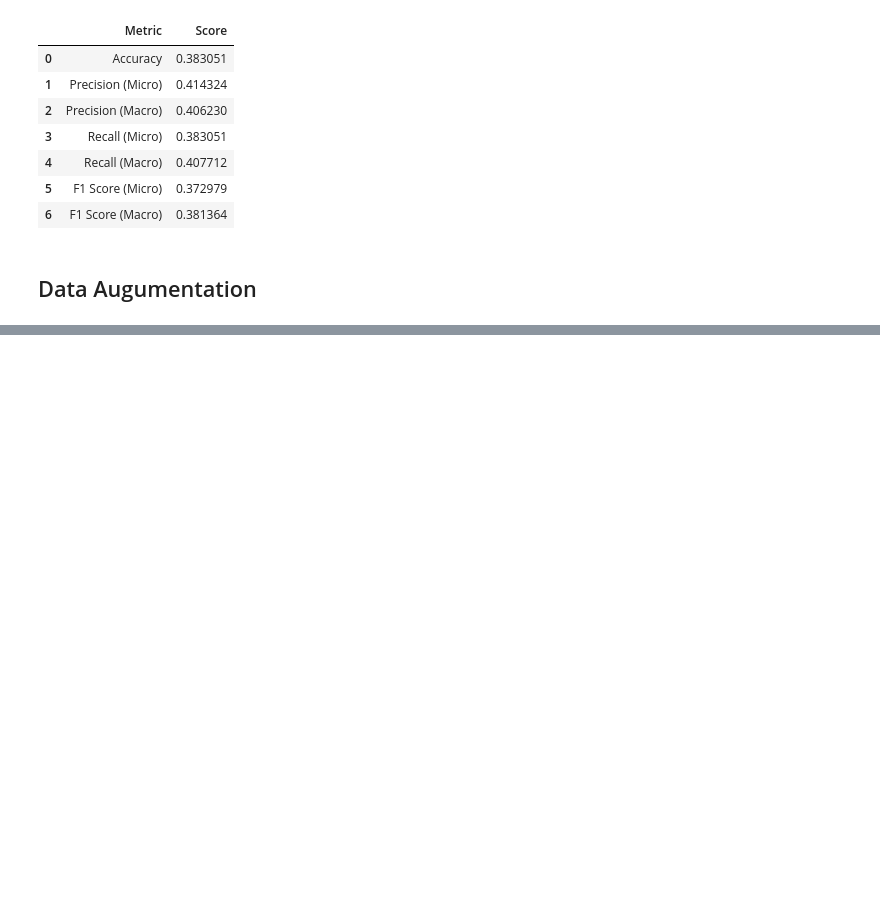
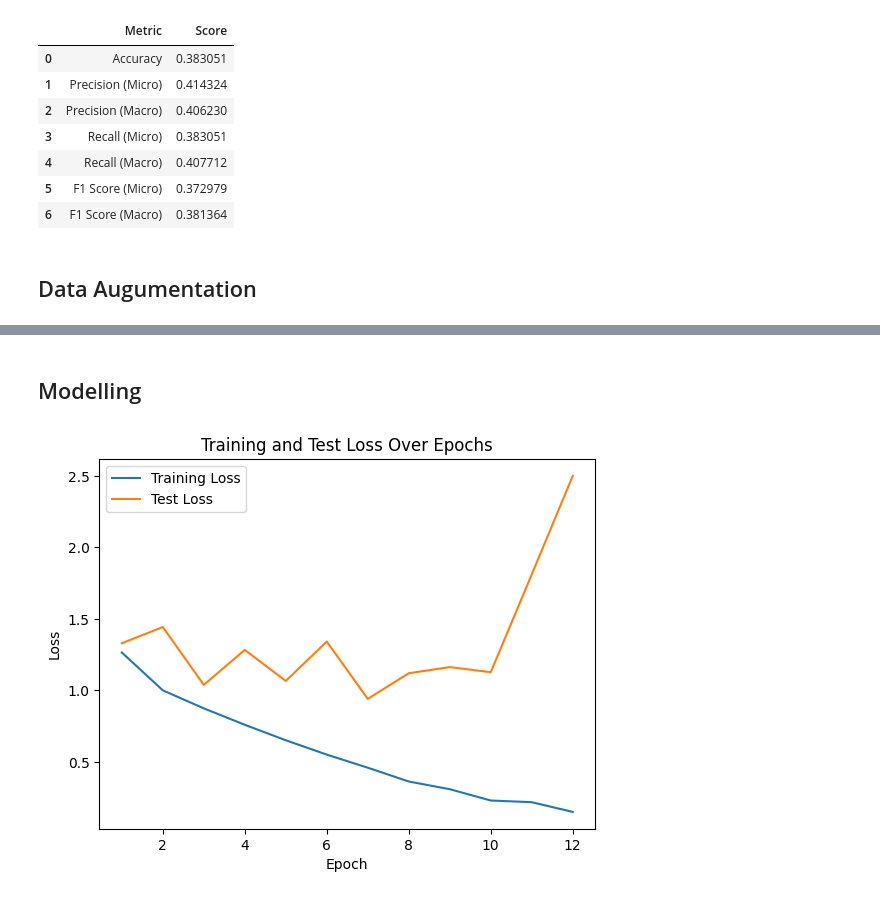
Before and after one commit to D0men1c0/Bald-Classification, a Jupyter notebook: notebook.ipynb, the cells around one changed output, grey strips where cells are left out. Drawn from its saved outputs; the diff is of its cells as text; code cells hidden in the pictures; blank space fills up the shorter version.

```diff
--- a/notebook.ipynb
+++ b/notebook.ipynb
@@ -1565,0 +1596,11 @@ len(augmented_train_loader.dataset)
+# %% [markdown]
+## Modelling
+# %%
+model_vgg_3 = VGG16_Weights(num_classes=5)
+criterion = nn.CrossEntropyLoss()
+optimizer = optim.SGD(model_vgg_3.parameters(), lr=0.01)
+history_train_loss, history_test_loss, history_train_accuracy, history_test_accuracy = trainModel(model_vgg_3, train_loader, test_loader, criterion, optimizer, num_epochs=40, patience=5)
+# %%
+plot_loss(history_train_loss, history_test_loss)
+# %% [output]
+[figure, added]
```
Also changed, not shown: parts of 18 cells of this notebook.
